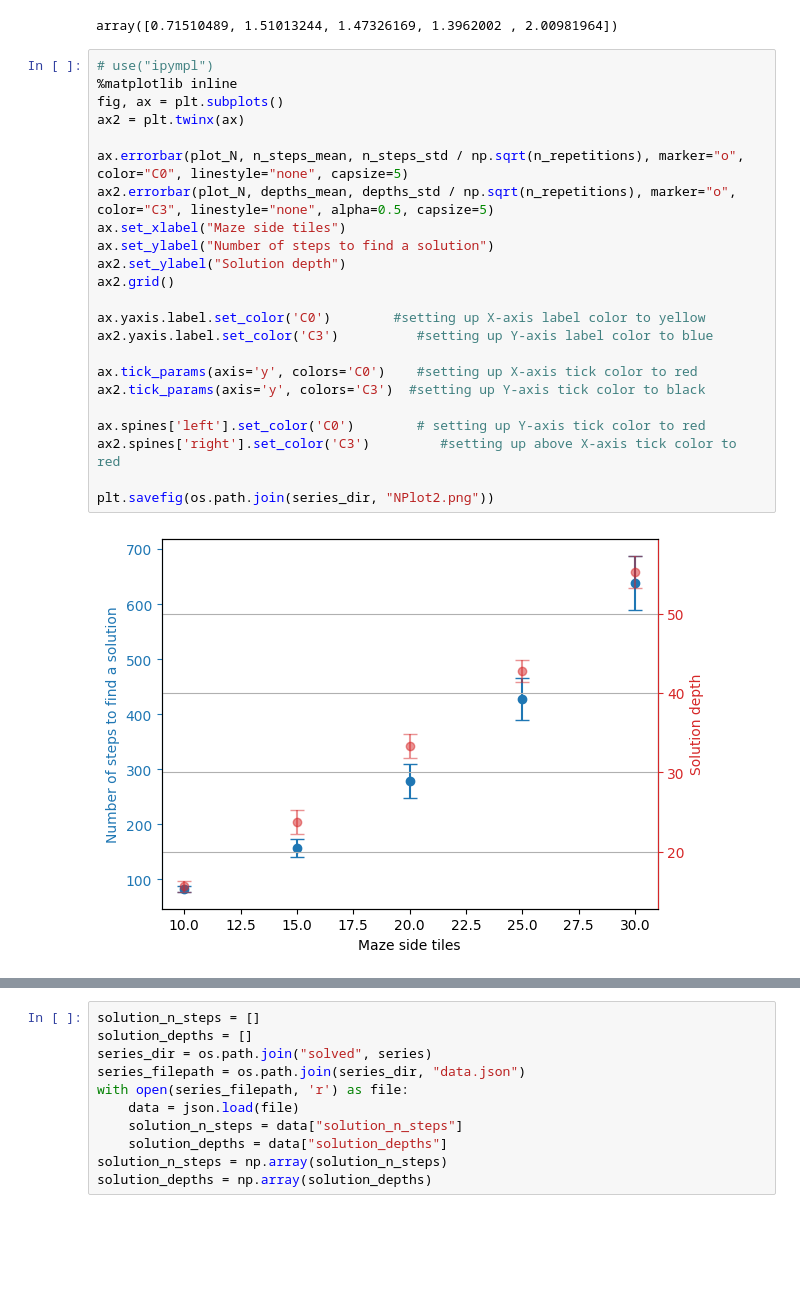
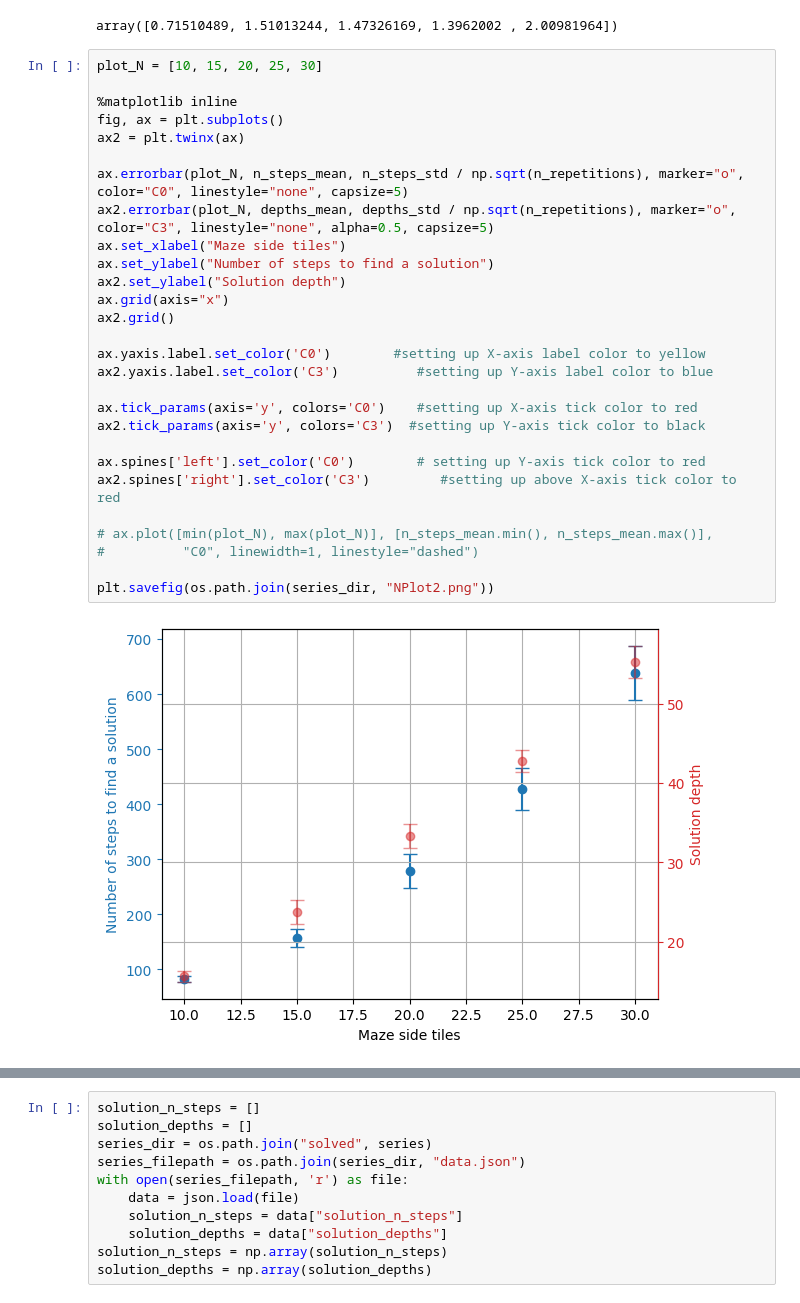
Before and after one commit to 0xInfty/TeleportationMaze, a Jupyter notebook: RandomMazeAStarGrowingN.ipynb, the cells around one changed output, grey strips where cells are left out. Cells and saved outputs as stored; diff of their text form; blank space fills up the shorter version.

Commit message:
Explanations + More plots with varying N

```diff
--- a/RandomMazeAStarGrowingN.ipynb
+++ b/RandomMazeAStarGrowingN.ipynb
@@ -227,27 +211,32 @@ depths_std / np.sqrt(n_repetitions)
 # %% [output]
 array([0.71510489, 1.51013244, 1.47326169, 1.3962002 , 2.00981964])
 # %%
-# use("ipympl")
+plot_N = [10, 15, 20, 25, 30]
+
 %matplotlib inline
 fig, ax = plt.subplots()
 ax2 = plt.twinx(ax)
 
 ax.errorbar(plot_N, n_steps_mean, n_steps_std / np.sqrt(n_repetitions), marker="o", color="C0", linestyle="none", capsize=5)
 ax2.errorbar(plot_N, depths_mean, depths_std / np.sqrt(n_repetitions), marker="o", color="C3", linestyle="none", alpha=0.5, capsize=5)
 ax.set_xlabel("Maze side tiles")
 ax.set_ylabel("Number of steps to find a solution")
 ax2.set_ylabel("Solution depth")
+ax.grid(axis="x")
 ax2.grid()
 
 ax.yaxis.label.set_color('C0')        #setting up X-axis label color to yellow
 ax2.yaxis.label.set_color('C3')          #setting up Y-axis label color to blue
 
 ax.tick_params(axis='y', colors='C0')    #setting up X-axis tick color to red
 ax2.tick_params(axis='y', colors='C3')  #setting up Y-axis tick color to black
 
 ax.spines['left'].set_color('C0')        # setting up Y-axis tick color to red
 ax2.spines['right'].set_color('C3')         #setting up above X-axis tick color to red
 
+# ax.plot([min(plot_N), max(plot_N)], [n_steps_mean.min(), n_steps_mean.max()],
+#          "C0", linewidth=1, linestyle="dashed")
+
 plt.savefig(os.path.join(series_dir, "NPlot2.png"))
 # %% [output]
-[figure, old version]
+[figure, new version]
```
Also changed, not shown: parts of 15 cells of this notebook, 2 other files.
